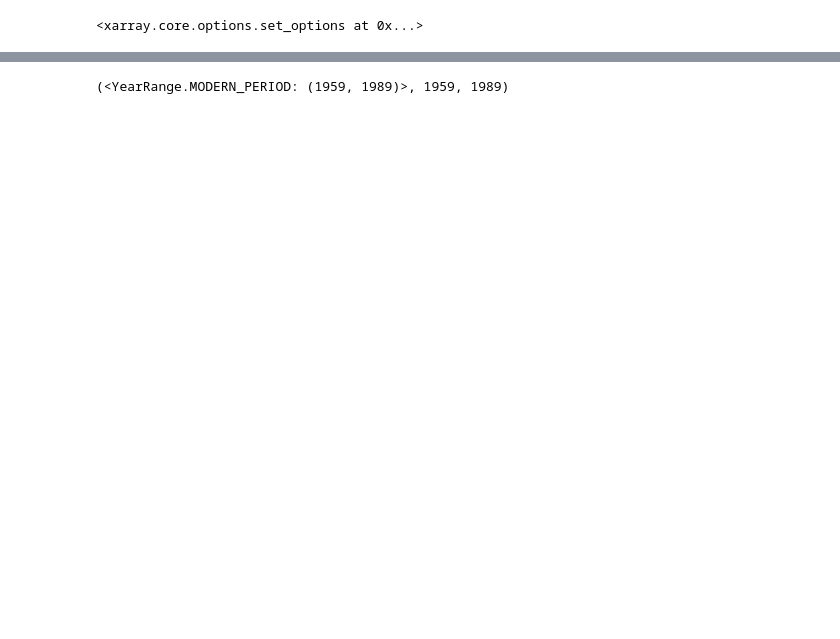
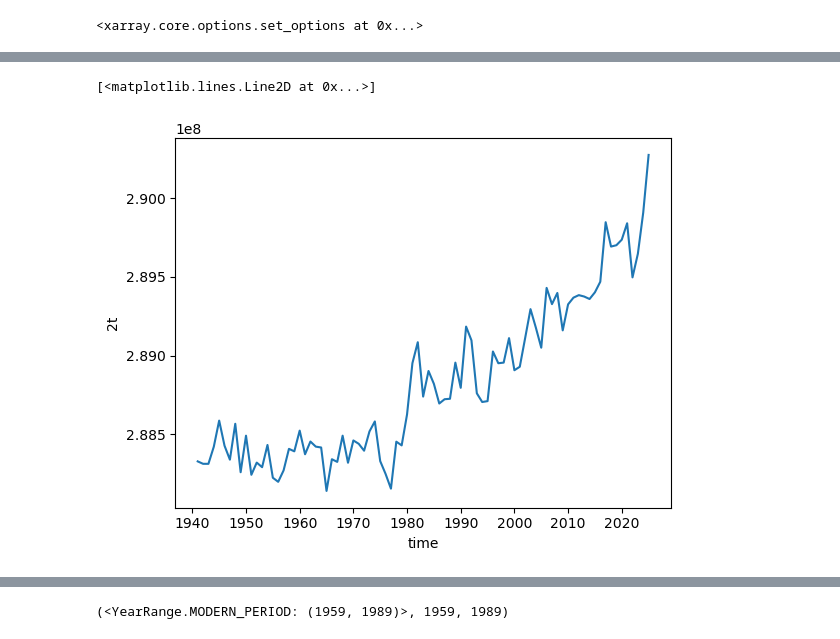
Before and after one commit to alexborowiak/time_of_emergene_drafts, a Jupyter notebook: toplevel_notebooks/03_local_emergence_calculations.ipynb, the cells around one changed output, grey strips where cells are left out. Drawn from its saved outputs; the diff is of its cells as text; code cells hidden in the pictures; blank space fills up the shorter version.

```diff
--- a/toplevel_notebooks/03_local_emergence_calculations.ipynb
+++ b/toplevel_notebooks/03_local_emergence_calculations.ipynb
@@ -324,0 +395,6 @@ assert len(data_ds.chunksizes['time']) == 1
+# %%
+# data_ds.mean(dim=['lat', 'lon']).plot()
+data_ds.sum(dim=['lat', 'lon']).plot()
+# %% [output]
+[<matplotlib.lines.Line2D at 0x...>]
+[figure, added]
```
Also changed, not shown: parts of 123 cells of this notebook, 4 other files.
